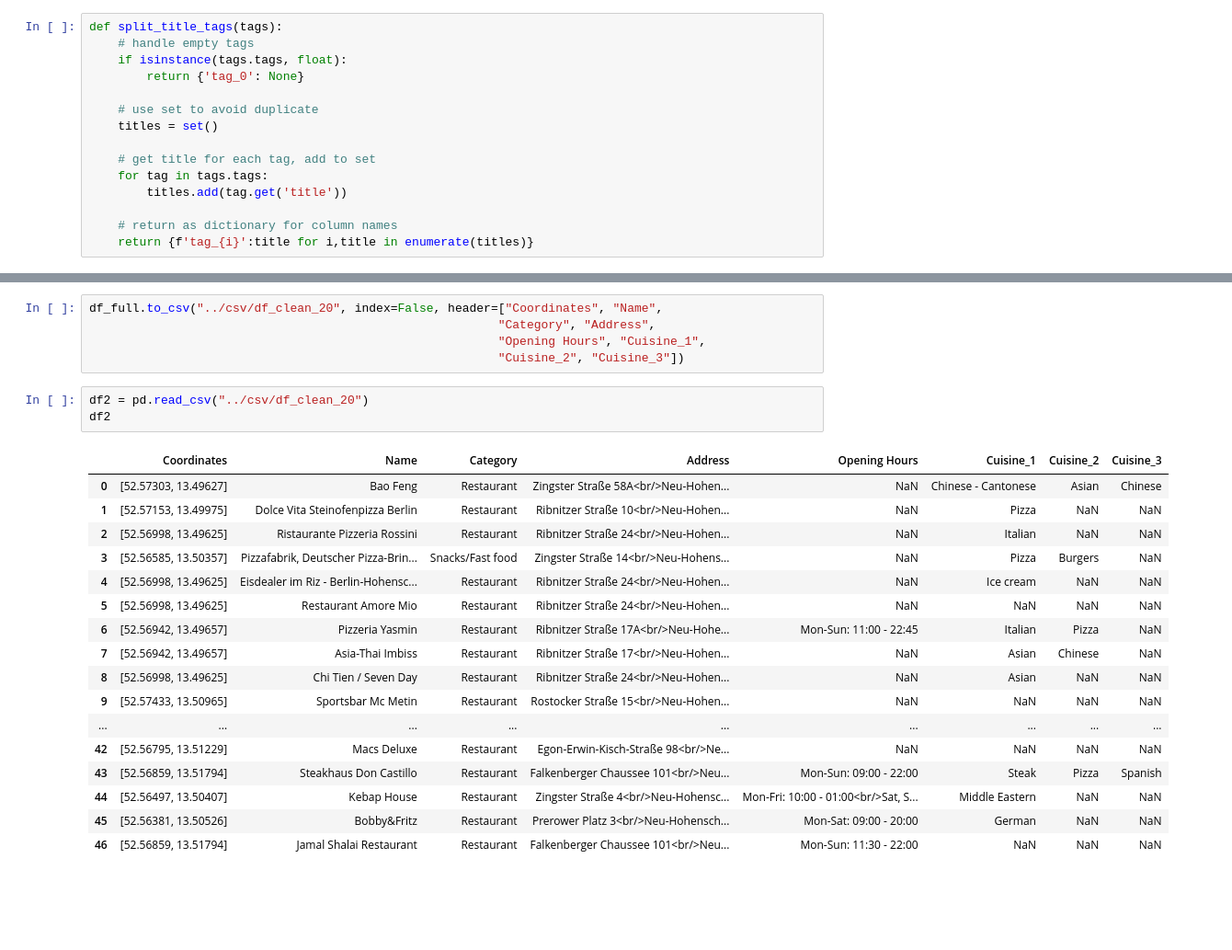
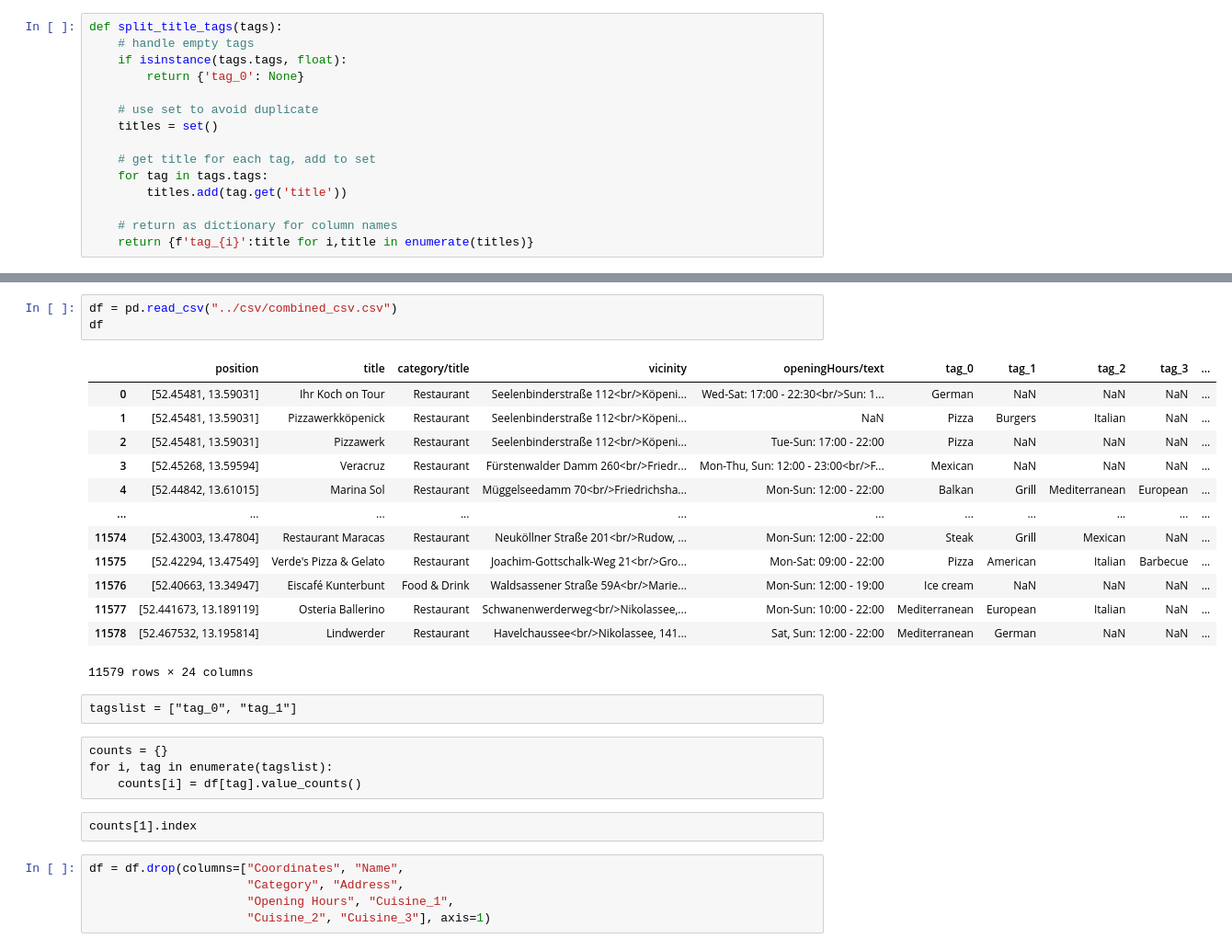
Before and after one commit to ayelenklas/geotracker, a Jupyter notebook: notebooks/castoldie_api_test.ipynb, the cells around one changed output, grey strips where cells are left out. Shown at 92% size. Saved outputs shown, nothing was run; the diff lists cells and outputs as text; blank space fills up the shorter version.

Commit message:
nearly done on data cleaning

```diff
--- a/notebooks/castoldie_api_test.ipynb
+++ b/notebooks/castoldie_api_test.ipynb
@@ -134,26 +198,30 @@ df_full = pd.concat([df, appiled_df], axis=1)\
+# %%
+df = pd.read_csv("../csv/combined_csv.csv")
+df
+# %% [output]
+|  | position | title | category/title | vicinity | openingHours/text | tag_0 | tag_1 | tag_2 | tag_3 | ... |
+| 0 | [52.45481, 13.59031] | Ihr Koch on Tour | Restaurant | Seelenbinderstraße 112<br/>Köpeni... | Wed-Sat: 17:00 - 22:30<br/>Sun: 1... | German | NaN | NaN | NaN | ... |
+| 1 | [52.45481, 13.59031] | Pizzawerkköpenick | Restaurant | Seelenbinderstraße 112<br/>Köpeni... | NaN | Pizza | Burgers | Italian | NaN | ... |
+| 2 | [52.45481, 13.59031] | Pizzawerk | Restaurant | Seelenbinderstraße 112<br/>Köpeni... | Tue-Sun: 17:00 - 22:00 | Pizza | NaN | NaN | NaN | ... |
+| 3 | [52.45268, 13.59594] | Veracruz | Restaurant | Fürstenwalder Damm 260<br/>Friedr... | Mon-Thu, Sun: 12:00 - 23:00<br/>F... | Mexican | NaN | NaN | NaN | ... |
+| 4 | [52.44842, 13.61015] | Marina Sol | Restaurant | Müggelseedamm 70<br/>Friedrichsha... | Mon-Sun: 12:00 - 22:00 | Balkan | Grill | Mediterranean | European | ... |
+| ... | ... | ... | ... | ... | ... | ... | ... | ... | ... | ... |
+| 11574 | [52.43003, 13.47804] | Restaurant Maracas | Restaurant | Neuköllner Straße 201<br/>Rudow, ... | Mon-Sun: 12:00 - 22:00 | Steak | Grill | Mexican | NaN | ... |
+| 11575 | [52.42294, 13.47549] | Verde's Pizza & Gelato | Restaurant | Joachim-Gottschalk-Weg 21<br/>Gro... | Mon-Sat: 09:00 - 22:00 | Pizza | American | Italian | Barbecue | ... |
+| 11576 | [52.40663, 13.34947] | Eiscafé Kunterbunt | Food & Drink | Waldsassener Straße 59A<br/>Marie... | Mon-Sun: 12:00 - 19:00 | Ice cream | NaN | NaN | NaN | ... |
+| 11577 | [52.441673, 13.189119] | Osteria Ballerino | Restaurant | Schwanenwerderweg<br/>Nikolassee,... | Mon-Sun: 10:00 - 22:00 | Mediterranean | European | Italian | NaN | ... |
+| 11578 | [52.467532, 13.195814] | Lindwerder | Restaurant | Havelchaussee<br/>Nikolassee, 141... | Sat, Sun: 12:00 - 22:00 | Mediterranean | German | NaN | NaN | ... |
+11579 rows × 24 columns
+# %% [raw]
+tagslist = ["tag_0", "tag_1"]
+# %% [raw]
+counts = {}
+for i, tag in enumerate(tagslist):
+    counts[i] = df[tag].value_counts()
+# %% [raw]
+counts[1].index
 # %%
-df_full.to_csv("../csv/df_clean_20", index=False, header=["Coordinates", "Name",
-                                                         "Category", "Address",
-                                                         "Opening Hours", "Cuisine_1",
-                                                         "Cuisine_2", "Cuisine_3"])
+df = df.drop(columns=["Coordinates", "Name",
+                      "Category", "Address",
+                      "Opening Hours", "Cuisine_1",
+                      "Cuisine_2", "Cuisine_3"], axis=1)
-# %%
-df2 = pd.read_csv("../csv/df_clean_20")
-df2
-# %% [output]
-|  | Coordinates | Name | Category | Address | Opening Hours | Cuisine_1 | Cuisine_2 | Cuisine_3 |
-| 0 | [52.57303, 13.49627] | Bao Feng | Restaurant | Zingster Straße 58A<br/>Neu-Hohen... | NaN | Chinese - Cantonese | Asian | Chinese |
-| 1 | [52.57153, 13.49975] | Dolce Vita Steinofenpizza Berlin | Restaurant | Ribnitzer Straße 10<br/>Neu-Hohen... | NaN | Pizza | NaN | NaN |
-| 2 | [52.56998, 13.49625] | Ristaurante Pizzeria Rossini | Restaurant | Ribnitzer Straße 24<br/>Neu-Hohen... | NaN | Italian | NaN | NaN |
-| 3 | [52.56585, 13.50357] | Pizzafabrik, Deutscher Pizza-Brin... | Snacks/Fast food | Zingster Straße 14<br/>Neu-Hohens... | NaN | Pizza | Burgers | NaN |
-| 4 | [52.56998, 13.49625] | Eisdealer im Riz - Berlin-Hohensc... | Restaurant | Ribnitzer Straße 24<br/>Neu-Hohen... | NaN | Ice cream | NaN | NaN |
-| 5 | [52.56998, 13.49625] | Restaurant Amore Mio | Restaurant | Ribnitzer Straße 24<br/>Neu-Hohen... | NaN | NaN | NaN | NaN |
-| 6 | [52.56942, 13.49657] | Pizzeria Yasmin | Restaurant | Ribnitzer Straße 17A<br/>Neu-Hohe... | Mon-Sun: 11:00 - 22:45 | Italian | Pizza | NaN |
-| 7 | [52.56942, 13.49657] | Asia-Thai Imbiss | Restaurant | Ribnitzer Straße 17<br/>Neu-Hohen... | NaN | Asian | Chinese | NaN |
-| 8 | [52.56998, 13.49625] | Chi Tien / Seven Day | Restaurant | Ribnitzer Straße 24<br/>Neu-Hohen... | NaN | Asian | NaN | NaN |
-| 9 | [52.57433, 13.50965] | Sportsbar Mc Metin | Restaurant | Rostocker Straße 15<br/>Neu-Hohen... | NaN | NaN | NaN | NaN |
-| ... | ... | ... | ... | ... | ... | ... | ... | ... |
-| 42 | [52.56795, 13.51229] | Macs Deluxe | Restaurant | Egon-Erwin-Kisch-Straße 98<br/>Ne... | NaN | NaN | NaN | NaN |
-| 43 | [52.56859, 13.51794] | Steakhaus Don Castillo | Restaurant | Falkenberger Chaussee 101<br/>Neu... | Mon-Sun: 09:00 - 22:00 | Steak | Pizza | Spanish |
-| 44 | [52.56497, 13.50407] | Kebap House | Restaurant | Zingster Straße 4<br/>Neu-Hohensc... | Mon-Fri: 10:00 - 01:00<br/>Sat, S... | Middle Eastern | NaN | NaN |
-| 45 | [52.56381, 13.50526] | Bobby&Fritz | Restaurant | Prerower Platz 3<br/>Neu-Hohensch... | Mon-Sat: 09:00 - 20:00 | German | NaN | NaN |
-| 46 | [52.56859, 13.51794] | Jamal Shalai Restaurant | Restaurant | Falkenberger Chaussee 101<br/>Neu... | Mon-Sun: 11:30 - 22:00 | NaN | NaN | NaN |
```
Also changed, not shown: parts of 38 cells of this notebook, 4 other files.
